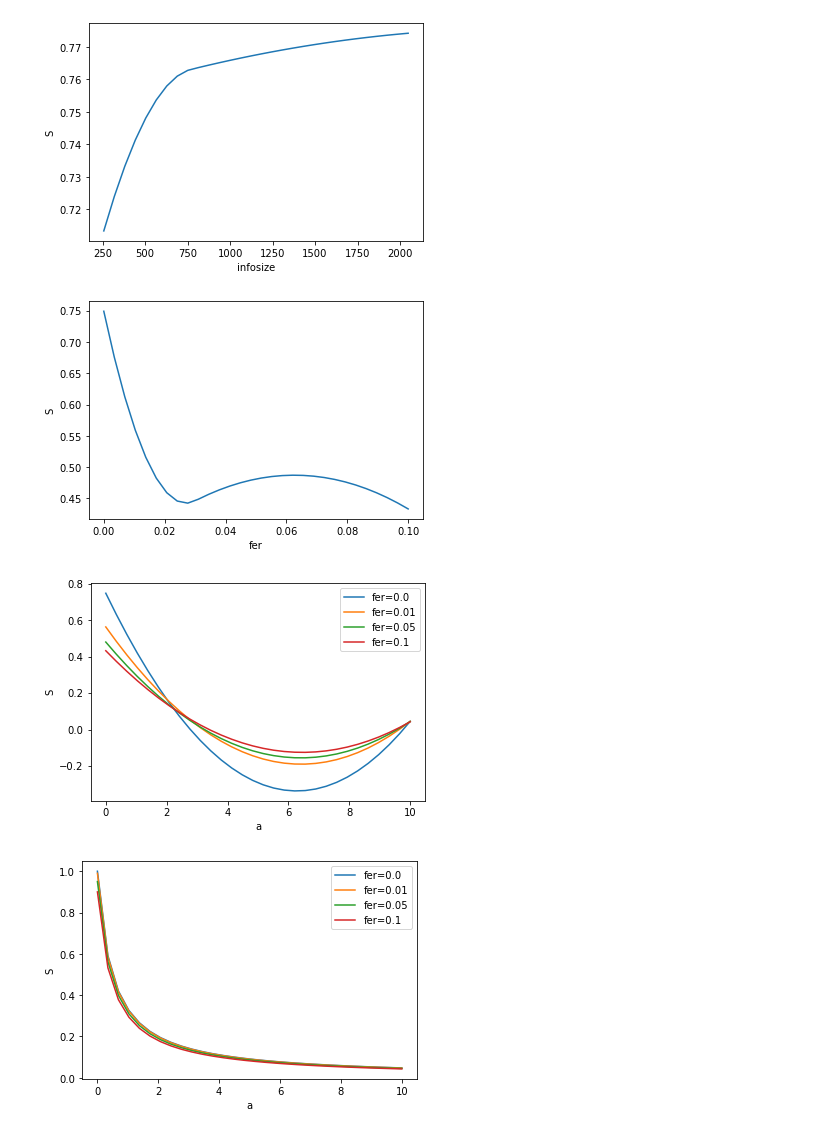
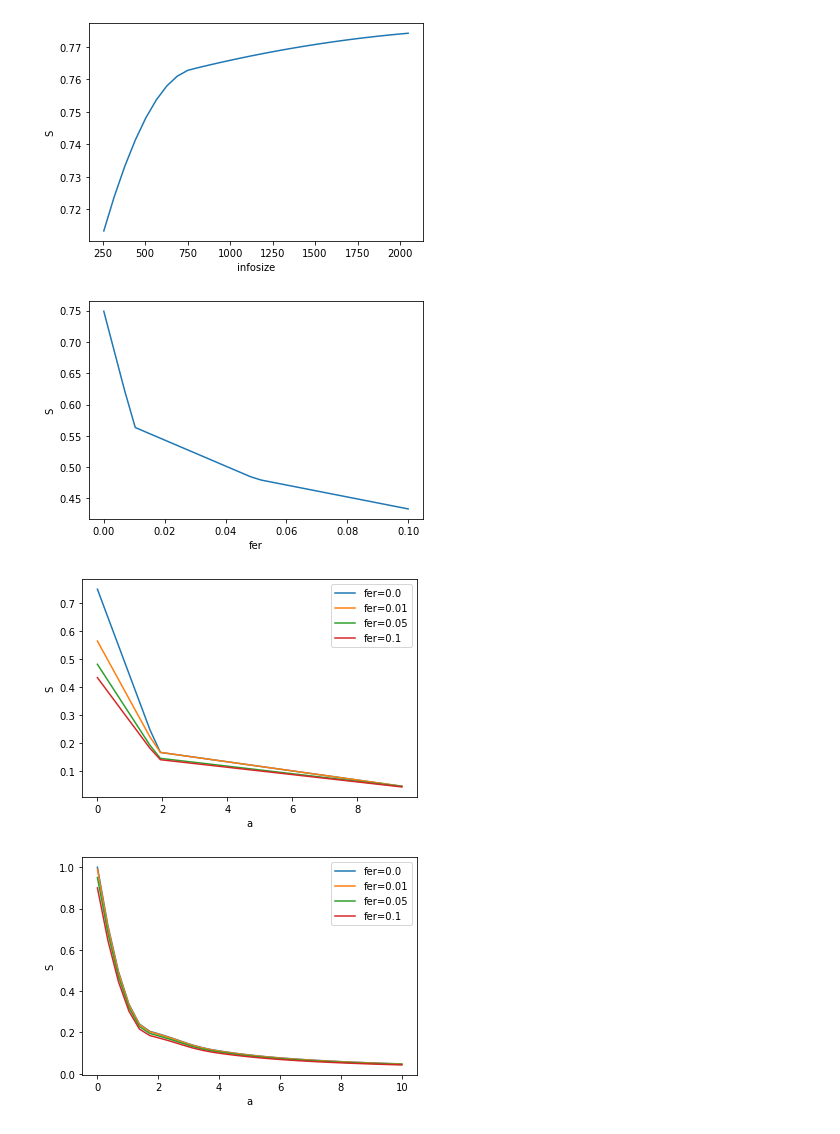
Before and after one commit to filipepcampos/feup-rc, a Jupyter notebook: projeto1/results/analysis/notebook.ipynb, the cells around one changed output. Saved outputs shown, nothing was run; the diff lists cells and outputs as text; code cells hidden in the pictures.

```diff
--- a/projeto1/results/analysis/notebook.ipynb
+++ b/projeto1/results/analysis/notebook.ipynb
@@ -16,7 +16,7 @@ default = {
 }
 file_size = 10968 * 8
 
-df['tprop'] = df.apply(lambda row: row.tprop/100000, axis=1)
+df['tprop'] = df.apply(lambda row: row.tprop/1000000, axis=1)
 df['R'] = df.apply(lambda row: file_size/row.time, axis=1)
 df['S'] = df.apply(lambda row: row.R/row.baud, axis=1)
-df['a'] = df.apply(lambda row: row.tprop, axis=1)
+df['a'] = df.apply(lambda row: row.tprop/((row.infosize*8/row.baud)), axis=1)
@@ -43,9 +36,9 @@ def get_group(x):
     foo = foo.drop([i for i in default.keys() if i != x] + ['R','time'],1)
     return foo
 # %%
-def plot(x,y,label=None):
+def plot(x,y,label=None, smoothing=2):
     xnew = np.linspace(x.min(), x.max(), 30)
-    spl = make_interp_spline(x, y, k=2)  # type: BSpline
+    spl = make_interp_spline(x, y, k=smoothing)  # type: BSpline
     y_smooth = spl(xnew)
 
     if label:
@@ -53,9 +46,9 @@ def plot(x,y,label=None):
     else:
         plt.plot(xnew, y_smooth)
 
-def plot_param(x):
+def plot_param(x, smoothing=2):
     k = get_group(x)
-    plot(k[x], k['S'])
+    plot(k[x], k['S'], smoothing=smoothing)
     plt.xlabel(x)
     plt.ylabel('S')
     plt.show()
@@ -72,35 +65,30 @@ plot_param('infosize')
 # %% [output]
 [figure]
 # %%
-plot_param('fer')
+plot_param('fer',1)
 # %% [output]
-[figure, old version]
+[figure, new version]
 # %%
 def graph_S_fer_a():
     # Remove fixed values, baud and infosize
     tmp_df = df[df['baud'] == default['baud']]
     tmp_df = tmp_df[tmp_df['infosize'] == default['infosize']]
     tmp_df = tmp_df.drop(['baud', 'infosize'], 1)
 
     for i in [0.00, 0.01, 0.05, 0.10]:
         d = tmp_df[tmp_df['fer'] == i]
-        plot(d['a'], d['S'], f'fer={i}')
+        plot(d['a'], d['S'], f'fer={i}', smoothing=1)
     plt.xlabel('a')
     plt.ylabel('S')
     plt.legend()
     plt.show()
 graph_S_fer_a()
 # %% [output]
-[figure, old version]
+[figure, new version]
 # %%
 def graph_correct_S_fer_a():
-    # Remove fixed values, baud and infosize
-    tmp_df = df[df['baud'] == default['baud']]
-    tmp_df = tmp_df[tmp_df['infosize'] == default['infosize']]
-    tmp_df = tmp_df.drop(['baud', 'infosize'], 1)
-
     for i in [0.00, 0.01, 0.05, 0.10]:
-        x = np.linspace(0,10)
+        x = np.linspace(0,10,10)
         y = [(1-i)/(1+2*j) for j in x]
         plot(x, y, f'fer={i}')
     plt.xlabel('a')
@@ -109,4 +97,4 @@ def graph_correct_S_fer_a():
     plt.show()
 graph_correct_S_fer_a()
 # %% [output]
-[figure, old version]
+[figure, new version]
```
Also changed, not shown: parts of 3 cells of this notebook.
